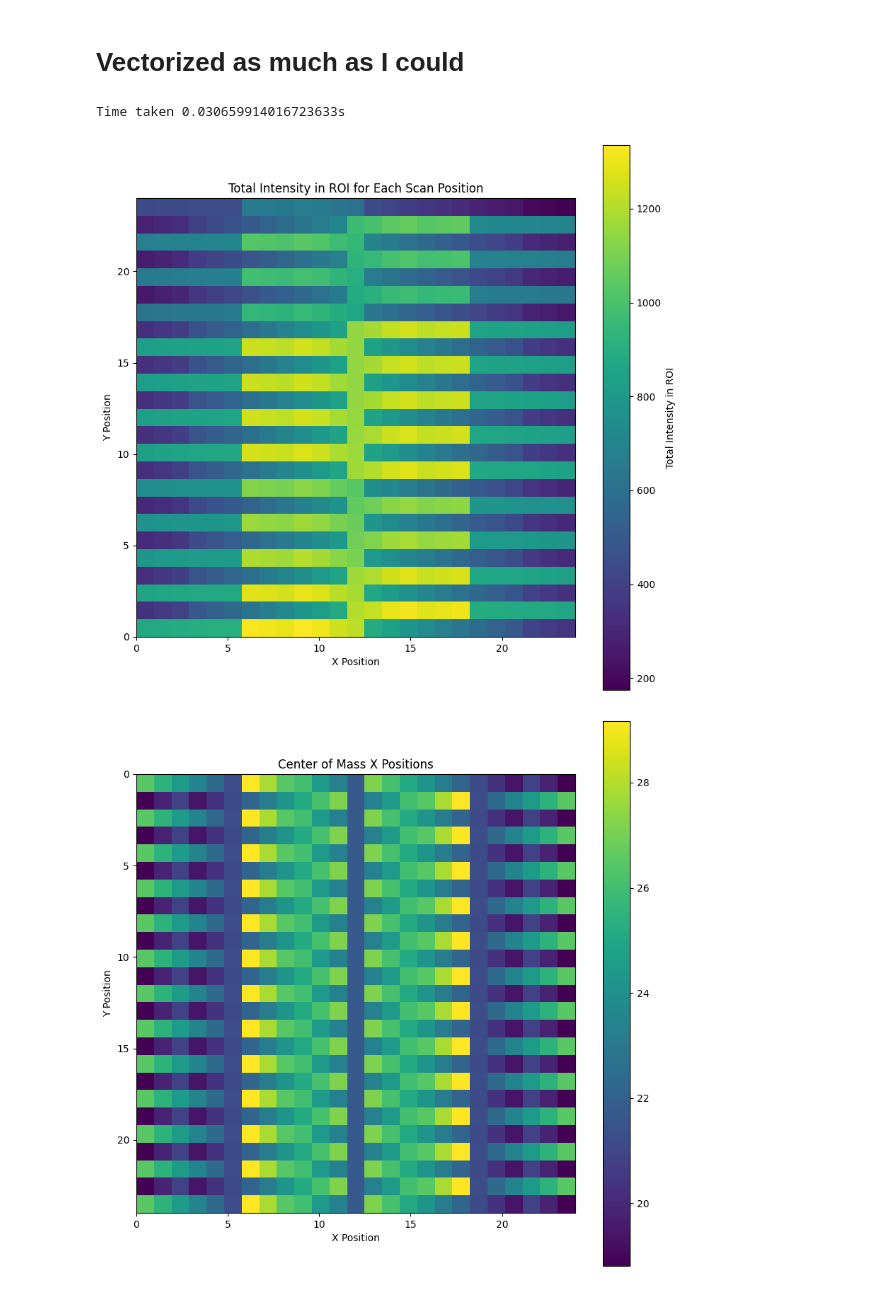
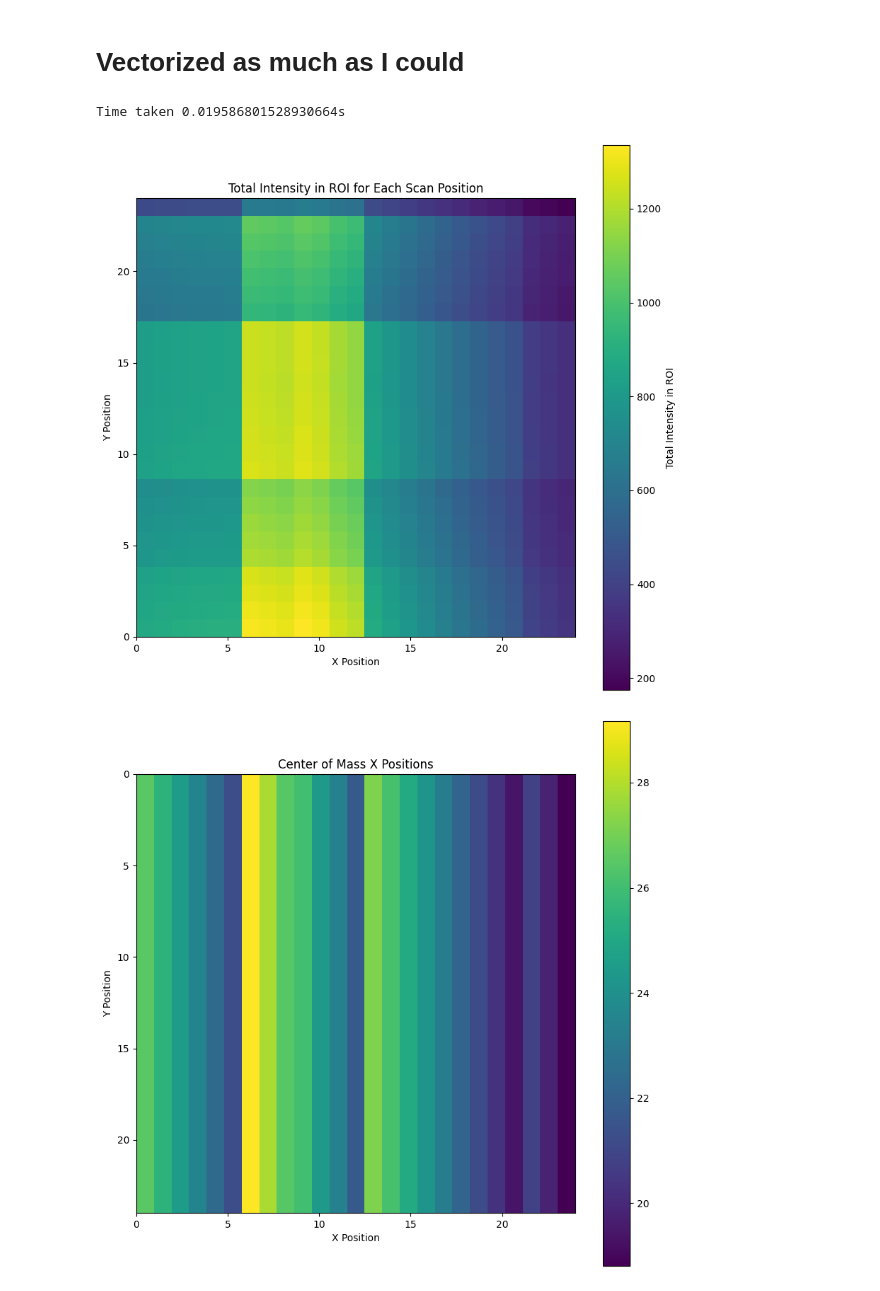
Before and after one commit to AdvancedPhotonSource/DashPVA, a Jupyter notebook: vectorization_learning/xyplots.ipynb, the cells around one changed output. Drawn from its saved outputs; the diff is of its cells as text; code cells hidden in the pictures.

Commit message:
fixed the errors in vectorization. 10 times faster

```diff
--- a/vectorization_learning/xyplots.ipynb
+++ b/vectorization_learning/xyplots.ipynb
@@ -292,43 +292,57 @@ timestart = time.time()
 
 rois = data_array[:,roi_y:roi_y + roi_height, roi_x:roi_x + roi_width]
 intensity_values = np.sum(rois, axis=(1, 2))
+unique_x_positions = np.unique(x_positions)
+unique_y_positions = np.unique(y_positions)
+x_indices = np.searchsorted(unique_x_positions, x_positions)
+y_indices = np.searchsorted(unique_y_positions, y_positions)
+
 y_coords, x_coords = np.indices((np.shape(rois)[1], np.shape(rois)[2]))
 # Compute weighted sums
 weighted_sum_y = np.sum(rois[:, :, :] * y_coords[np.newaxis, :, :], axis=(1, 2))
 weighted_sum_x = np.sum(rois[:, :, :] * x_coords[np.newaxis, :, :], axis=(1, 2))
 # Calculate COM
 com_y = weighted_sum_y / intensity_values
 com_x = weighted_sum_x / intensity_values
+intensity_matrix = np.zeros((len(unique_y_positions), len(unique_x_positions)))
+com_y_matrix = np.zeros((len(unique_y_positions), len(unique_x_positions)))
+com_y_matriy = np.zeros((len(unique_y_positions), len(unique_x_positions)))
+# Populate the matrices using the indices
+intensity_matrix[y_indices, x_indices] = intensity_values
+com_x_matrix[y_indices, x_indices] = com_x
+com_y_matriy[y_indices, x_indices] = com_y
+
 print(f"Time taken {time.time()-timestart}s")
+
 
 # Plotting
 plt.figure(figsize=(10, 10))
-plt.imshow(intensity_values.reshape((max(x_positions)+1,max(y_positions)+1), order='C'), cmap='viridis', extent=(min(x_positions), max(x_positions), min(y_positions), max(y_positions)), origin='lower')
+plt.imshow(intensity_matrix, cmap='viridis', extent=(min(x_positions), max(x_positions), min(y_positions), max(y_positions)), origin='lower')
 plt.colorbar(label='Total Intensity in ROI')
 plt.title('Total Intensity in ROI for Each Scan Position')
 plt.xlabel('X Position')
 plt.ylabel('Y Position')
 plt.show()
 
 plt.figure(figsize=(10, 10))
-plt.imshow(com_x.reshape((max(x_positions)+1,max(y_positions)+1), order='C'), cmap='viridis', extent=(min(x_positions), max(x_positions), min(y_positions), max(y_positions)), origin='lower')
+plt.imshow(com_x_matrix, cmap='viridis', extent=(min(x_positions), max(x_positions), min(y_positions), max(y_positions)), origin='lower')
 plt.colorbar()
 plt.title('Center of Mass X Positions')
 plt.xlabel('X Position')
 plt.ylabel('Y Position')
 plt.gca().invert_yaxis()
 plt.show()
 
 plt.figure(figsize=(10, 10))
-plt.imshow(com_y.reshape((max(x_positions)+1,max(y_positions)+1), order='C'), cmap='viridis', extent=(min(x_positions), max(x_positions), min(y_positions), max(y_positions)), origin='lower')
+plt.imshow(com_y_matriy, cmap='viridis', extent=(min(x_positions), max(x_positions), min(y_positions), max(y_positions)), origin='lower')
 plt.colorbar()
 plt.title('Center of Mass Y Positions')
 plt.xlabel('X Position')
 plt.ylabel('Y Position')
 plt.gca().invert_yaxis()
 plt.show()
 # %% [output]
-Time taken 0.030659914016723633s
+Time taken 0.019586801528930664s
-[figure, old version]
+[figure, new version]
-[figure, old version]
+[figure, new version]
 [figure]
```
